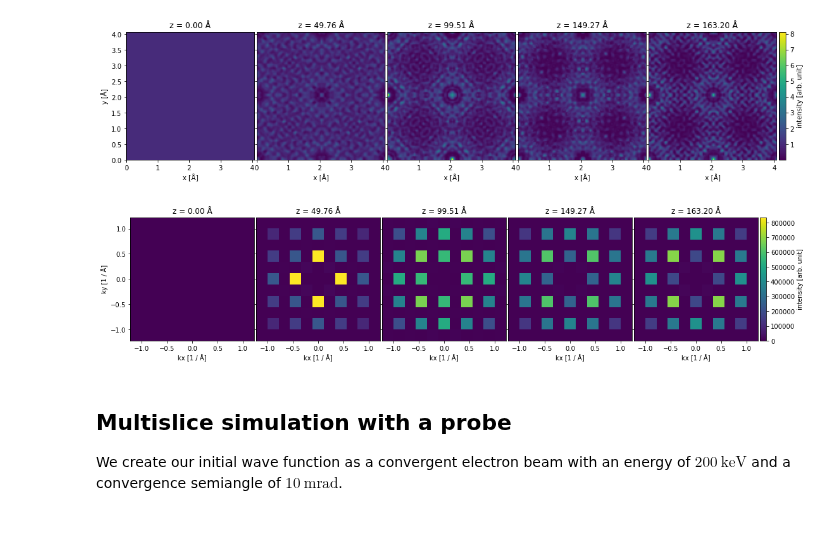
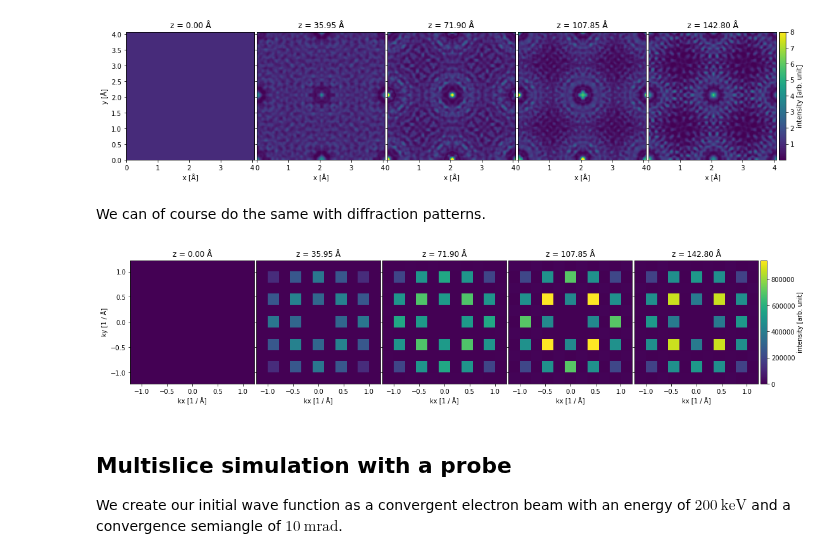
Before and after one commit to abTEM/doc, a Jupyter notebook: docs/user_guide/walkthrough/multislice.ipynb, the cells around one changed output. Saved outputs shown, nothing was run; the diff lists cells and outputs as text; code cells hidden in the pictures; blank space fills up the shorter version.

```diff
--- a/docs/user_guide/walkthrough/multislice.ipynb
+++ b/docs/user_guide/walkthrough/multislice.ipynb
@@ -58,7 +58,7 @@ Phonon scattering is not included in the following, inclusions of phonons is imp
 
 Below we create a `Potential` representing gold in the $\left<100\right>$ zone axis and use a `PlaneWave` as the initial wave function.
 # %%
-atoms = bulk("Au", cubic=True) * (1, 1, 40)
+atoms = bulk("Au", cubic=True) * (1, 1, 35)
 
 abtem.show_atoms(atoms, show_periodic=True, scale=0.9);
 # %% [output]
@@ -135,6 +139,6 @@ Below we create a `Potential` as above but we set with `exit_planes=12`. When ru
 # %%
 potential_series = abtem.Potential(
-    atoms, slice_thickness=1, sampling=0.04, exit_planes=50
+    atoms, slice_thickness=1, sampling=0.04, exit_planes=36
 )
 
 exit_wave_series = plane_wave.multislice(potential_series)
@@ -166,16 +171,18 @@ exit_wave_series.show(
 );
 # %% [output]
 [figure]
+# %% [markdown]
+We can of course do the same with diffraction patterns.
 # %%
-exit_wave_series[:10].diffraction_patterns(block_direct=True, max_angle=30).show(
+exit_wave_series.diffraction_patterns(block_direct=True, max_angle=30, parity="odd").show(
     explode=True,
     figsize=(18, 5),
     common_color_scale=True,
     cbar=True,
     image_grid_kwargs={"axes_pad": 0.05},
 );
 # %% [output]
-[figure, old version]
+[figure, new version]
 # %% [markdown]
 ## Multislice simulation with a probe
 We create our initial wave function as a convergent electron beam with an energy of $200 \ \mathrm{keV}$ and a convergence semiangle of $10 \ \mathrm{mrad}$.
```
Also changed, not shown: parts of 30 cells of this notebook, 7 other files.
